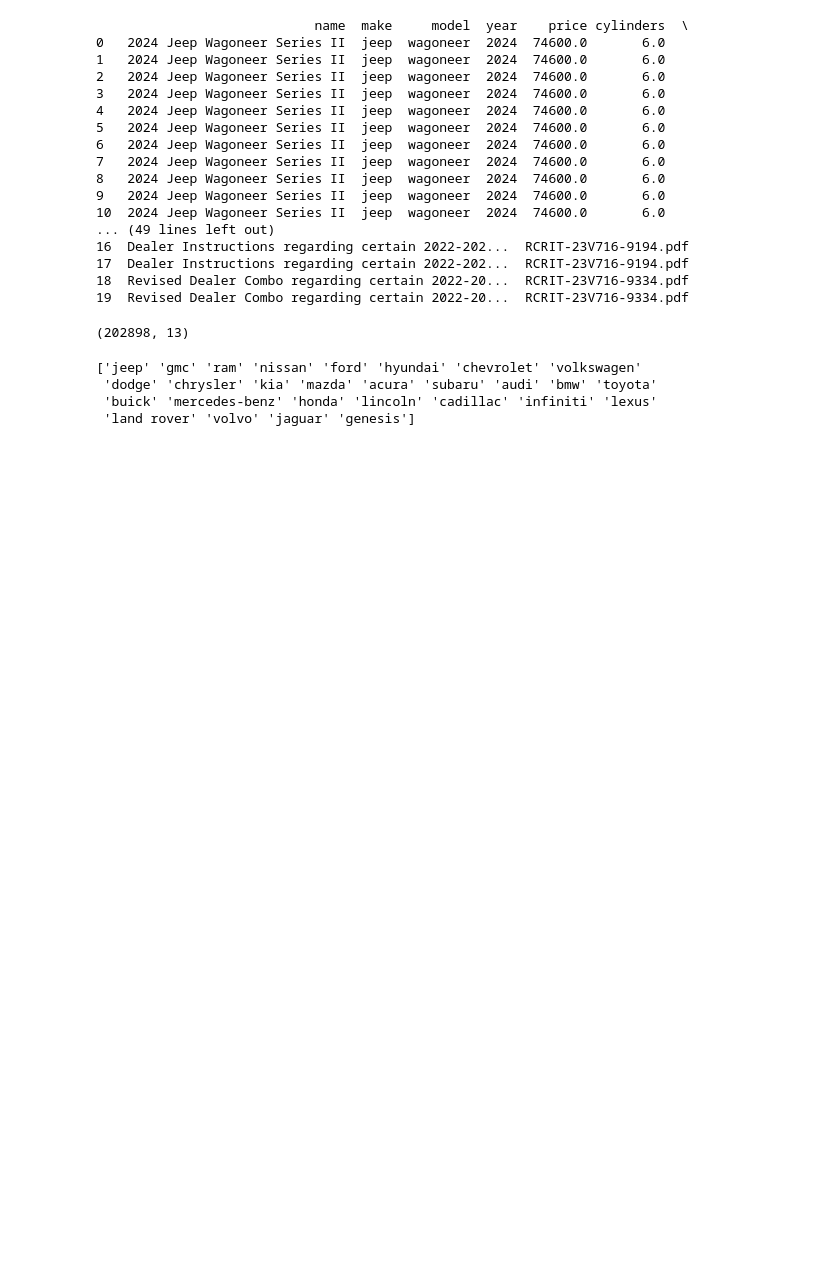
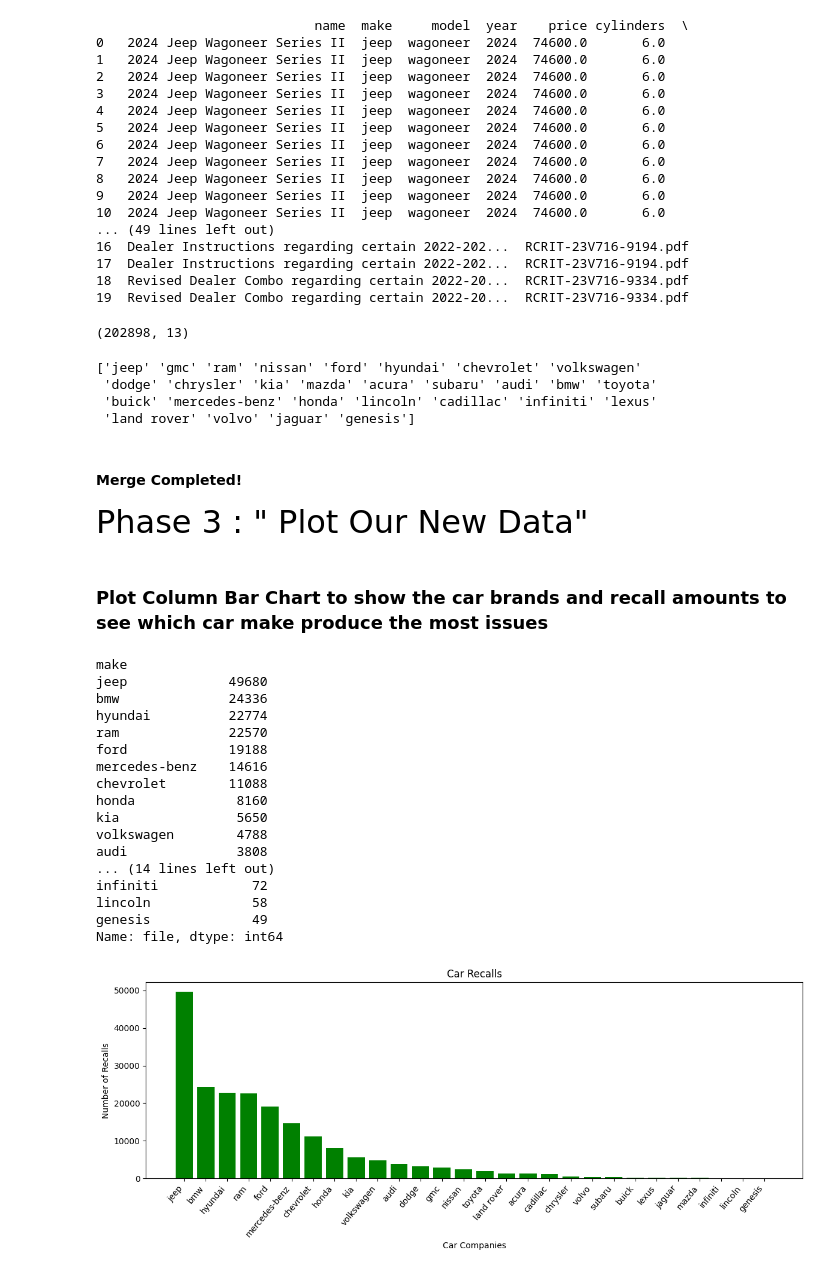
Before and after one commit to ellioc/VehicleRecalls2024, a Jupyter notebook: car_report.ipynb, the cells around one changed output. Saved outputs shown, nothing was run; the diff lists cells and outputs as text; code cells hidden in the pictures; blank space fills up the shorter version.

Commit message:
Added more plots

```diff
--- a/car_report.ipynb
+++ b/car_report.ipynb
@@ -400,3 +404,43 @@ print(joined_df['make'].unique())
  'dodge' 'chrysler' 'kia' 'mazda' 'acura' 'subaru' 'audi' 'bmw' 'toyota'
  'buick' 'mercedes-benz' 'honda' 'lincoln' 'cadillac' 'infiniti' 'lexus'
  'land rover' 'volvo' 'jaguar' 'genesis']
+# %% [markdown]
+#### Merge Completed!
+# %% [markdown]
+<font size = 7> Phase 3 : " Plot Our New Data"
+# %% [markdown]
+### Plot Column Bar Chart to show the car brands and recall amounts to see which car make produce the most issues
+# %%
+
+# Group by 'make' and count recalls (assuming one row = one recall)
+countRecalls = joined_df.groupby('make')['file'].count().sort_values(ascending=False)
+print (countRecalls)
+
+# Plot
+plt.figure(figsize=(12, 5))
+plt.bar(countRecalls.index, countRecalls.values, color='green')
+plt.xlabel('Car Companies')
+plt.ylabel('Number of Recalls')
+plt.title('Car Recalls')
+plt.xticks(rotation= 50, ha='right')
+plt.tight_layout()
+plt.show()
+# %% [output]
+make
+jeep             49680
+bmw              24336
+hyundai          22774
+ram              22570
+ford             19188
+mercedes-benz    14616
+chevrolet        11088
+honda             8160
+kia               5650
+volkswagen        4788
+audi              3808
+... (14 lines left out)
+infiniti            72
+lincoln             58
+genesis             49
+Name: file, dtype: int64
+[figure, added]
```
Also changed, not shown: parts of 9 cells of this notebook, 1 other file.
